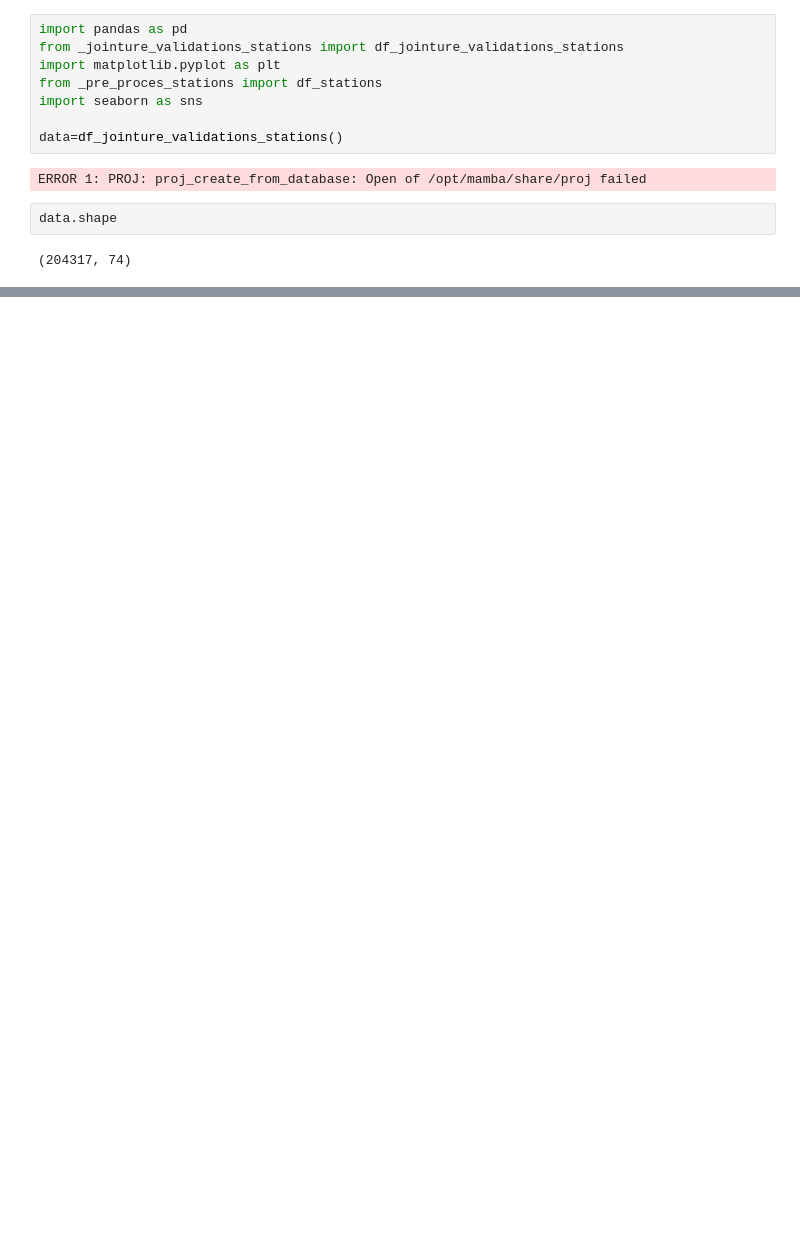
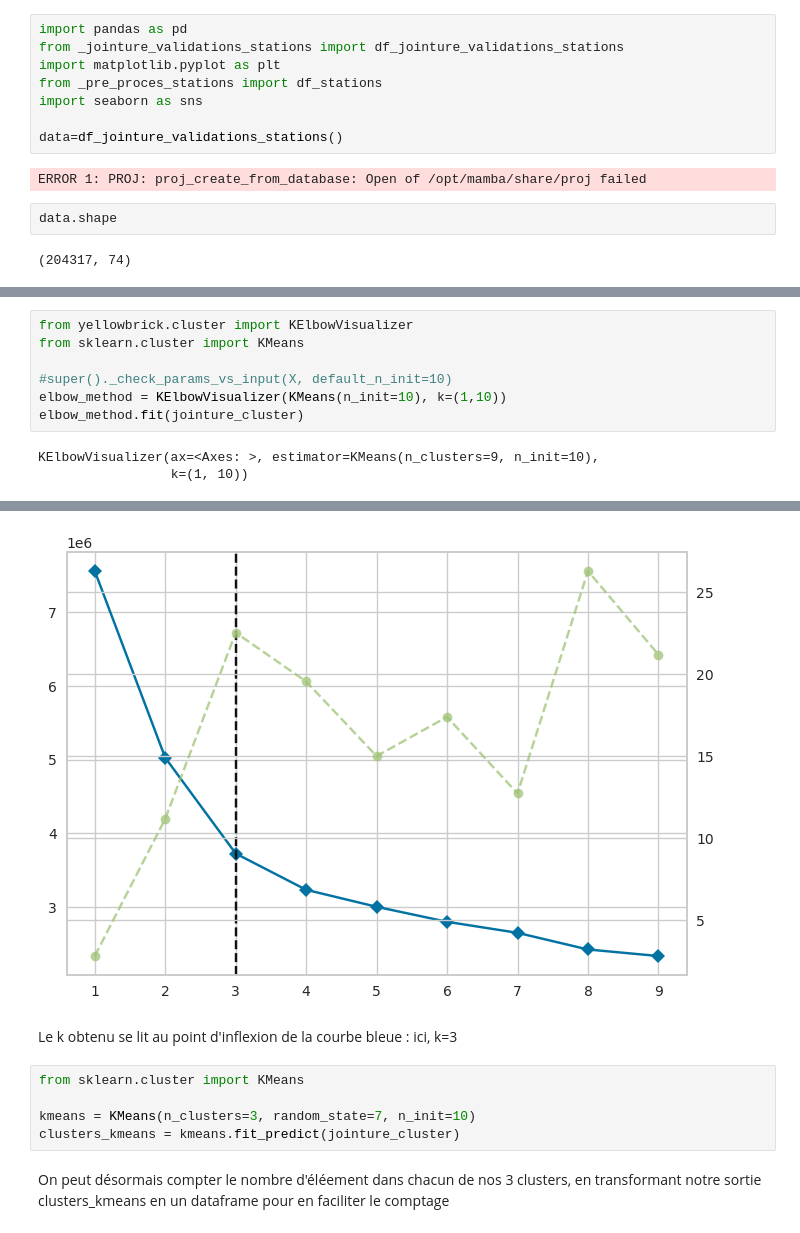
Before and after one commit to jlechat/Frequentation-des-stations-de-TC-en-Ile-de-France, a Jupyter notebook: 3- Modélisation/Clusterisation.ipynb, the cells around one changed output, grey strips where cells are left out. Cells and saved outputs as stored; diff of their text form; blank space fills up the shorter version.

```diff
--- a/3- Modélisation/Clusterisation.ipynb
+++ b/3- Modélisation/Clusterisation.ipynb
@@ -60,0 +92,10 @@ Index(['JOUR', 'lda', 'CATEGORIE_TITRE', 'NB_VALD', 'Mois', 'Année', 'arret',
+# %%
+from yellowbrick.cluster import KElbowVisualizer
+from sklearn.cluster import KMeans
+
+#super()._check_params_vs_input(X, default_n_init=10)
+elbow_method = KElbowVisualizer(KMeans(n_init=10), k=(1,10))
+elbow_method.fit(jointure_cluster)
+# %% [output]
+KElbowVisualizer(ax=<Axes: >, estimator=KMeans(n_clusters=9, n_init=10),
+                 k=(1, 10))
@@ -60,0 +119,10 @@ Index(['JOUR', 'lda', 'CATEGORIE_TITRE', 'NB_VALD', 'Mois', 'Année', 'arret',
+[figure, added]
+# %% [markdown]
+Le k obtenu se lit au point d'inflexion de la courbe bleue : ici, k=3
+# %%
+from sklearn.cluster import KMeans
+
+kmeans = KMeans(n_clusters=3, random_state=7, n_init=10)
+clusters_kmeans = kmeans.fit_predict(jointure_cluster)
+# %% [markdown]
+On peut désormais compter le nombre d'éléement dans chacun de nos 3 clusters, en transformant notre sortie clusters_kmeans en un dataframe pour en faciliter le comptage
```
Also changed, not shown: parts of 14 cells of this notebook, 1 other file.
